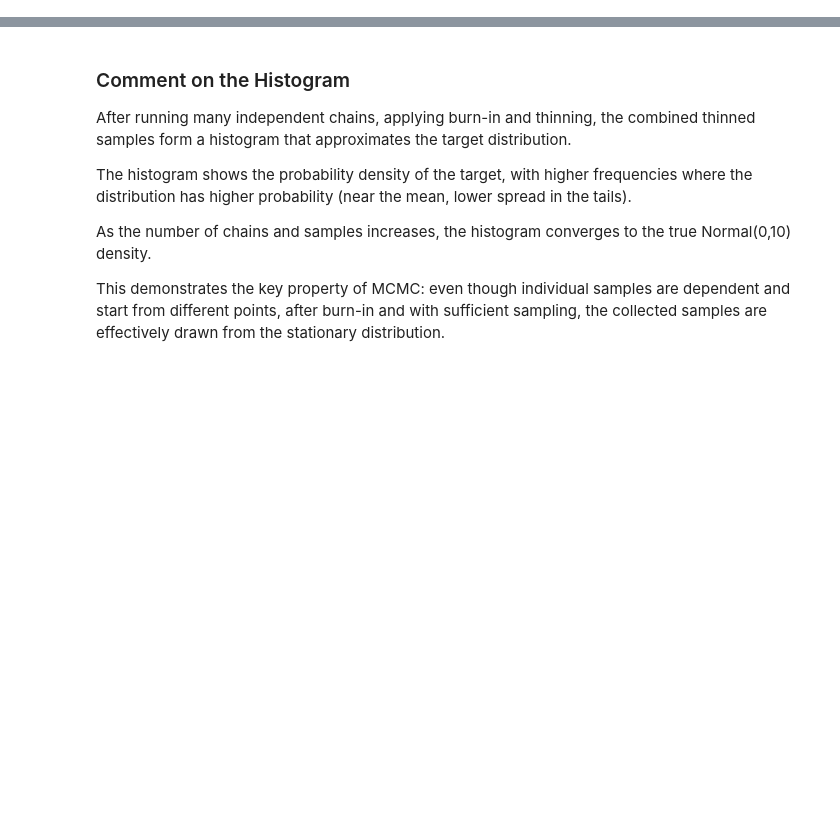
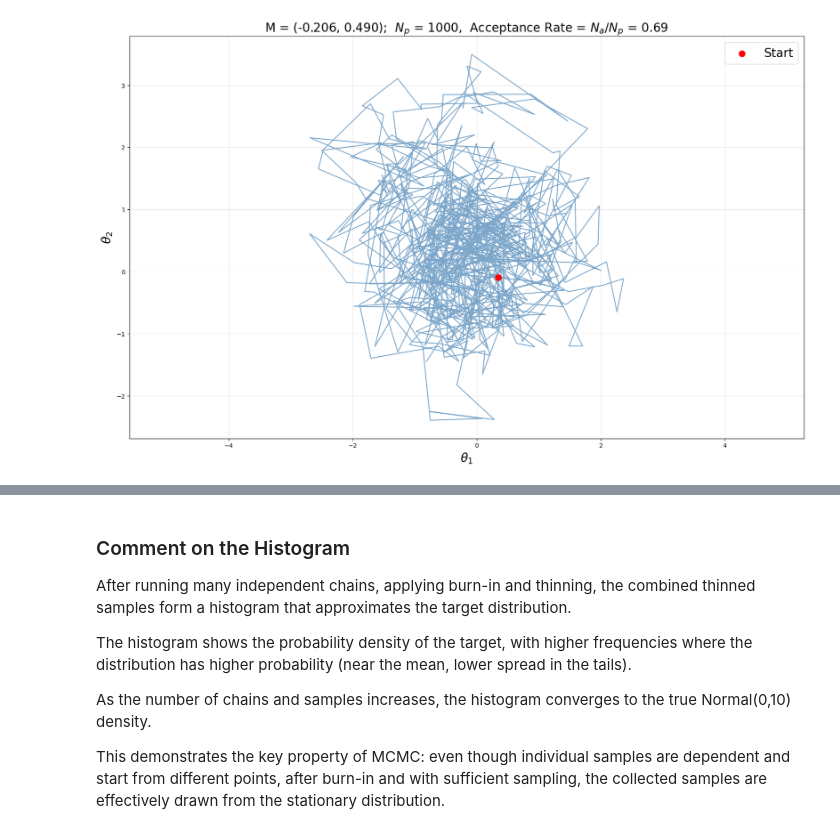
Before and after one commit to Ali-Raisolsadat/Ali-Raisolsadat.github.io, a Jupyter notebook: stat4110-code/chapter4/slide_code/lecture4_lecture_code_python.ipynb, the cells around one changed output, grey strips where cells are left out. Saved outputs shown, nothing was run; the diff lists cells and outputs as text; code cells hidden in the pictures; blank space fills up the shorter version.

```diff
--- a/stat4110-code/chapter4/slide_code/lecture4_lecture_code_python.ipynb
+++ b/stat4110-code/chapter4/slide_code/lecture4_lecture_code_python.ipynb
@@ -60,3 +117,21 @@ def metropolis_step(p, x, proposal_std):
+# %%
+# Run simulation
+samples, acc_rate = metropolis_n_dim(target_density, [0, 0], 1000, proposal_std=0.7, seed=42)
+mean_est = np.mean(samples, axis=0)
+
+# Plot trajectory
+plt.figure(figsize=(20, 12))
+plt.plot(samples[:,0], samples[:,1], alpha=0.7, color='steelblue')
+plt.scatter(samples[0,0], samples[0,1], color='red', label='Start', zorder=5, s=100)
+plt.title(f"M = ({mean_est[0]:.3f}, {mean_est[1]:.3f});  " f"$N_p$ = {len(samples)},  Acceptance Rate = $N_a/N_p$ = {acc_rate:.2f}", fontsize=20)
+plt.xlabel(r"$\theta_1$", fontsize=20)
+plt.ylabel(r"$\theta_2$", fontsize=20)
+plt.legend(fontsize=20)
+plt.axis('equal')
+plt.grid(alpha=0.3)
+plt.show()
+# %% [output]
+[figure, added]
 # %%
 # simulation parameters
 np.random.seed(42)     # reproducibility
```
Also changed, not shown: parts of 4 cells of this notebook, 12 other files.
